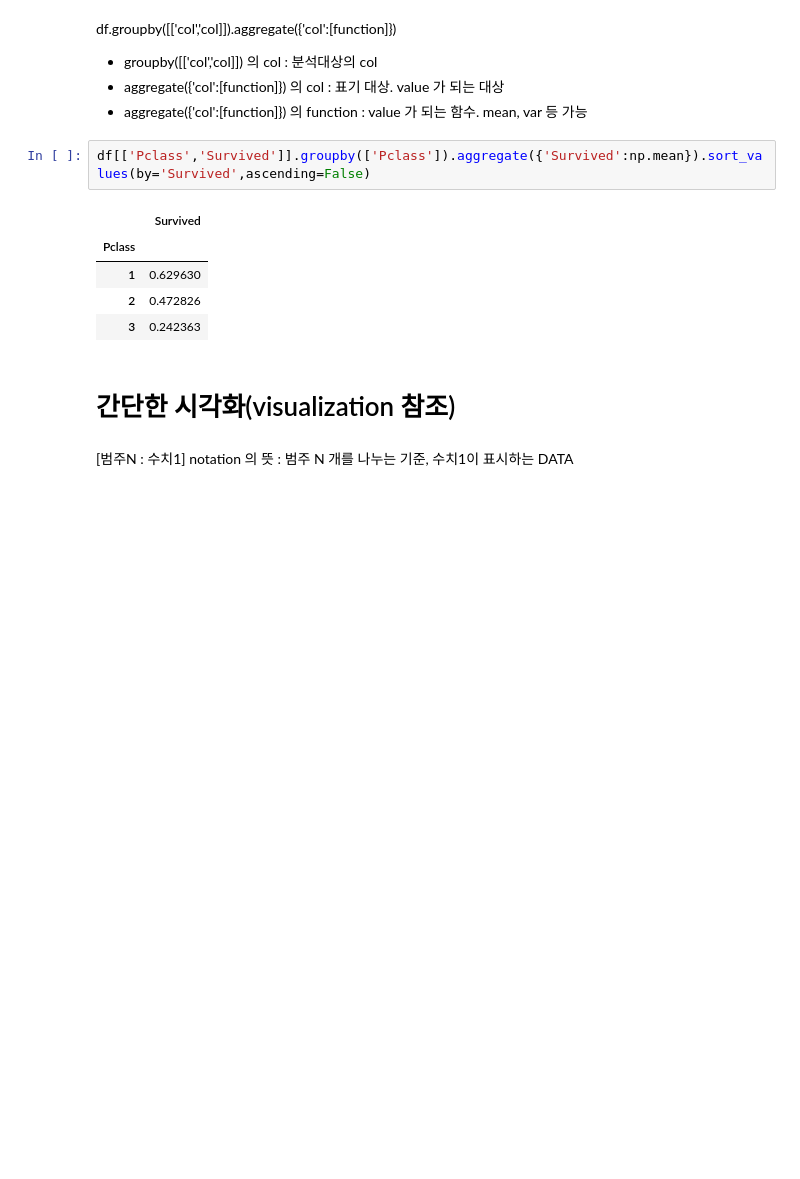
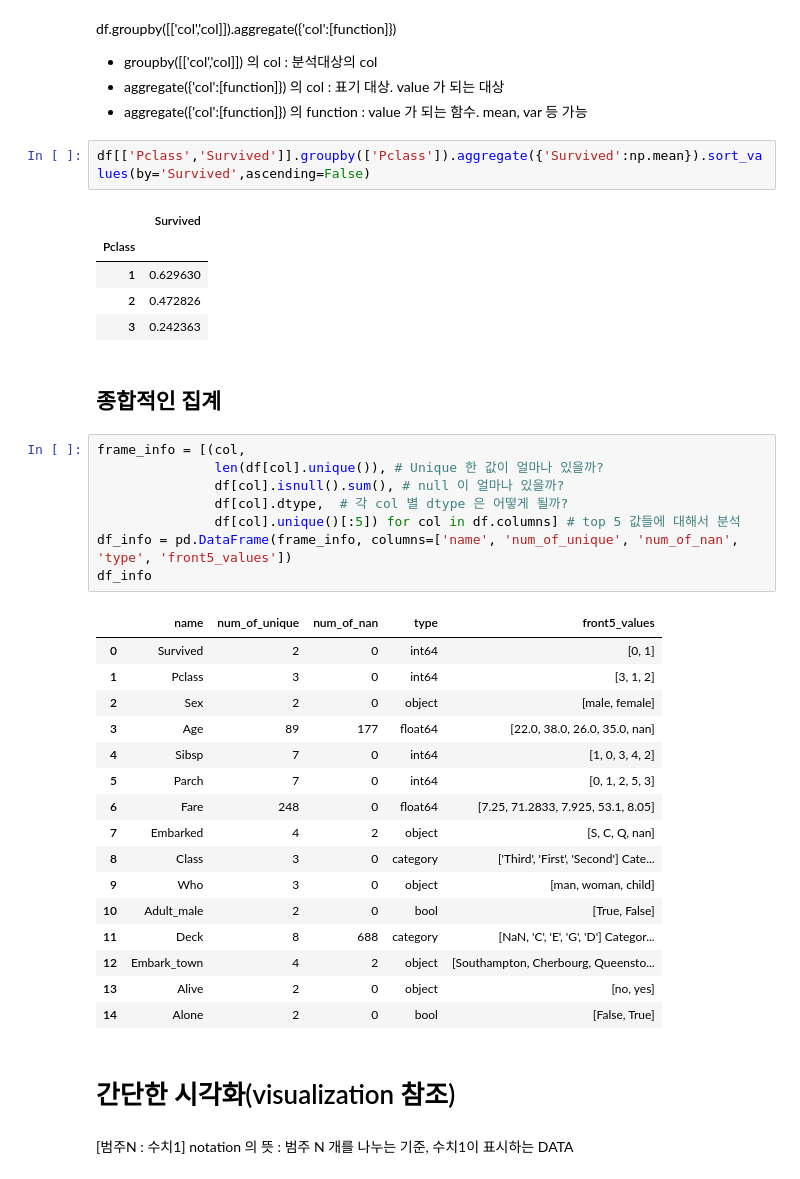
Before and after one commit to hana-dool/Data_Processing, a Jupyter notebook: (elementary).ipynb, the cells around one changed output. Cells and saved outputs as stored; diff of their text form; blank space fills up the shorter version.

```diff
--- a/(elementary).ipynb
+++ b/(elementary).ipynb
@@ -223,6 +220,33 @@ df[['Pclass','Survived']].groupby(['Pclass']).aggregate({'Survived':np.mean}).so
 | 1 | 0.629630 |
 | 2 | 0.472826 |
 | 3 | 0.242363 |
+# %% [markdown]
+## 종합적인 집계
+# %%
+frame_info = [(col,
+               len(df[col].unique()), # Unique 한 값이 얼마나 있을까?
+               df[col].isnull().sum(), # null 이 얼마나 있을까?
+               df[col].dtype,  # 각 col 별 dtype 은 어떻게 될까?
+               df[col].unique()[:5]) for col in df.columns] # top 5 값들에 대해서 분석
+df_info = pd.DataFrame(frame_info, columns=['name', 'num_of_unique', 'num_of_nan', 'type', 'front5_values'])
+df_info
+# %% [output]
+|  | name | num_of_unique | num_of_nan | type | front5_values |
+| 0 | Survived | 2 | 0 | int64 | [0, 1] |
+| 1 | Pclass | 3 | 0 | int64 | [3, 1, 2] |
+| 2 | Sex | 2 | 0 | object | [male, female] |
+| 3 | Age | 89 | 177 | float64 | [22.0, 38.0, 26.0, 35.0, nan] |
+| 4 | Sibsp | 7 | 0 | int64 | [1, 0, 3, 4, 2] |
+| 5 | Parch | 7 | 0 | int64 | [0, 1, 2, 5, 3] |
+| 6 | Fare | 248 | 0 | float64 | [7.25, 71.2833, 7.925, 53.1, 8.05] |
+| 7 | Embarked | 4 | 2 | object | [S, C, Q, nan] |
+| 8 | Class | 3 | 0 | category | ['Third', 'First', 'Second'] Cate... |
+| 9 | Who | 3 | 0 | object | [man, woman, child] |
+| 10 | Adult_male | 2 | 0 | bool | [True, False] |
+| 11 | Deck | 8 | 688 | category | [NaN, 'C', 'E', 'G', 'D'] Categor... |
+| 12 | Embark_town | 4 | 2 | object | [Southampton, Cherbourg, Queensto... |
+| 13 | Alive | 2 | 0 | object | [no, yes] |
+| 14 | Alone | 2 | 0 | bool | [False, True] |
 # %% [markdown]
 # 간단한 시각화(visualization 참조)
 # %% [markdown]
```
Also changed, not shown: parts of 5 cells of this notebook, 3 other files.
